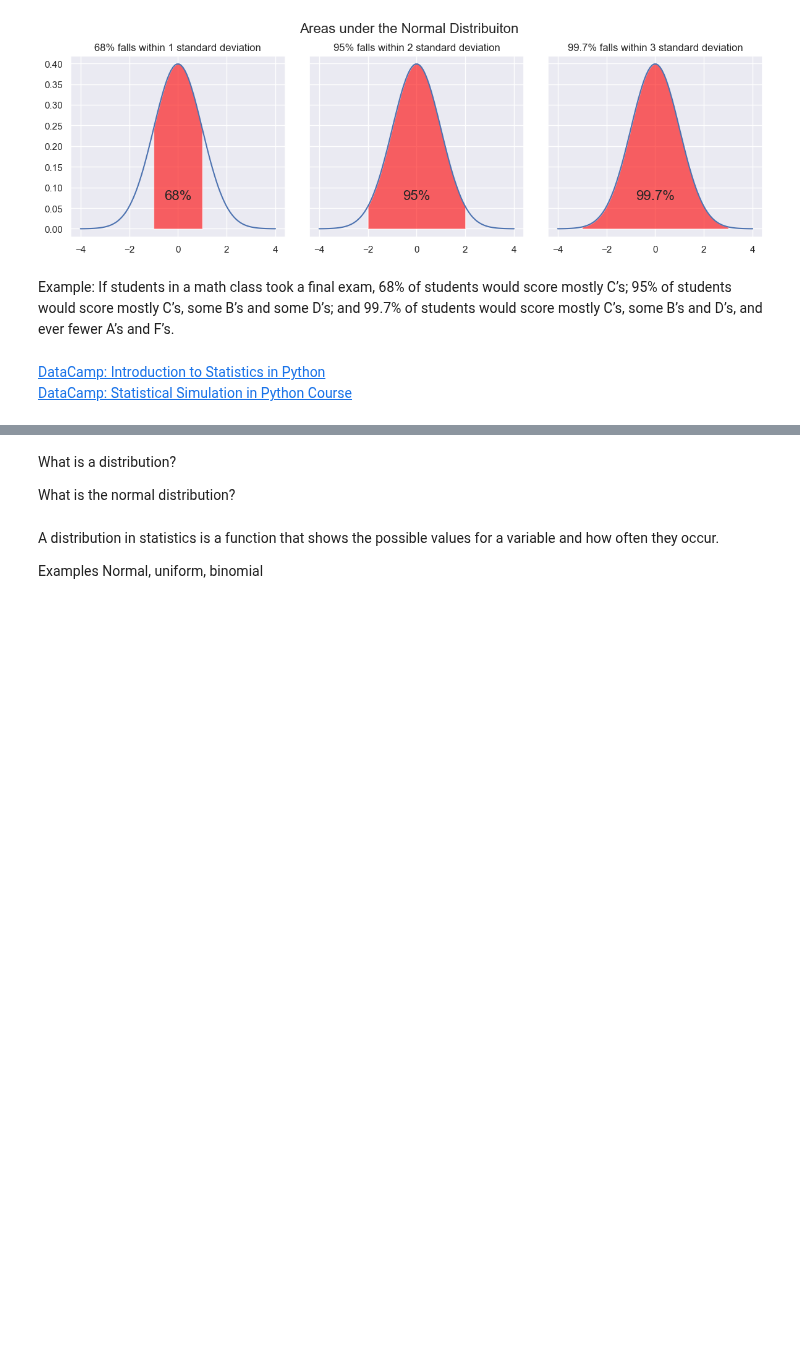
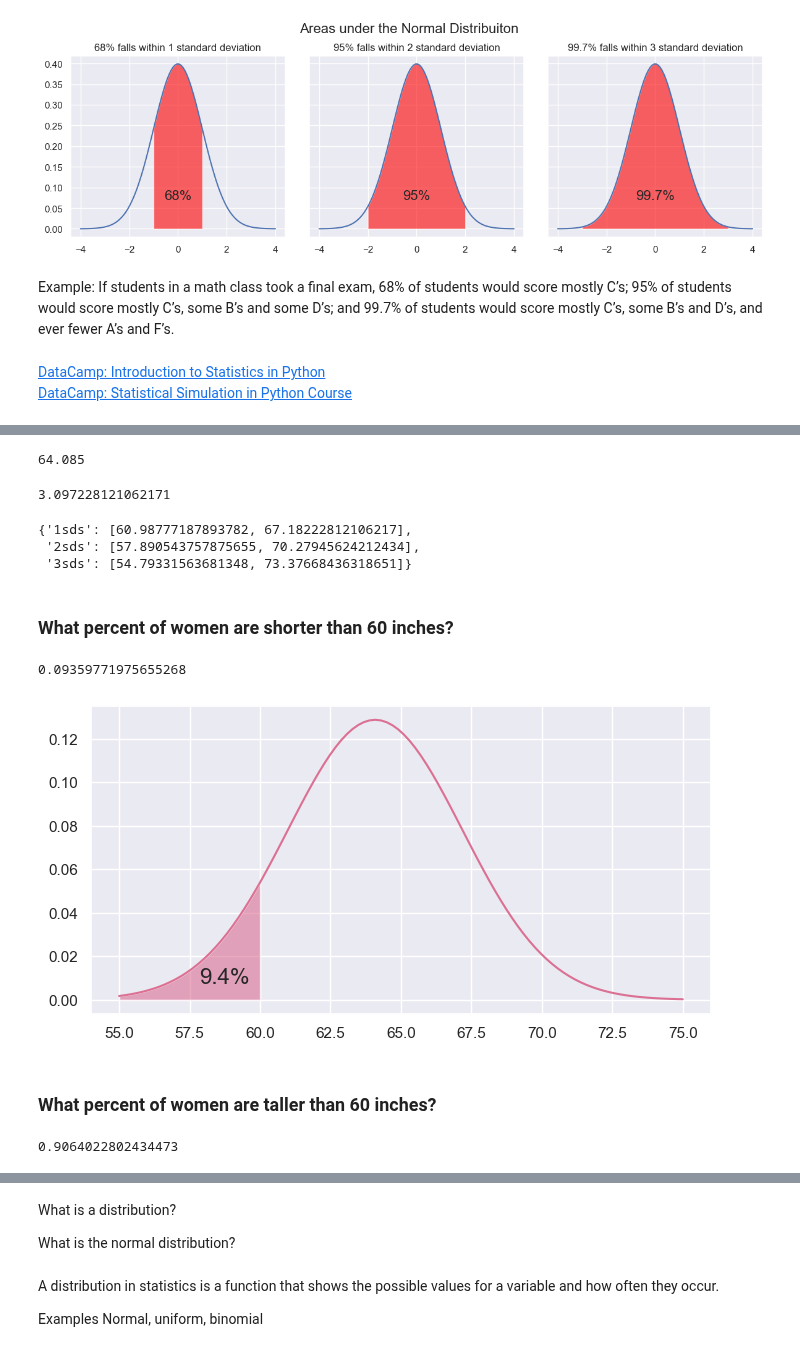
Before and after one commit to ShaneOG2/fund-data-analysis-assessment, a Jupyter notebook: Practicals/Normal Distribution Notebook.ipynb, the cells around one changed output, grey strips where cells are left out. Saved outputs shown, nothing was run; the diff lists cells and outputs as text; code cells hidden in the pictures; blank space fills up the shorter version.

```diff
--- a/Practicals/Normal Distribution Notebook.ipynb
+++ b/Practicals/Normal Distribution Notebook.ipynb
@@ -301,0 +411,42 @@ Example: If students in a math class took a final exam, 68% of students would sc
+# %%
+female_h_mean
+# %% [output]
+64.085
+# %%
+female_h_sd
+# %% [output]
+3.097228121062171
+# %%
+sds
+# %% [output]
+{'1sds': [60.98777187893782, 67.18222812106217],
+ '2sds': [57.890543757875655, 70.27945624212434],
+ '3sds': [54.79331563681348, 73.37668436318651]}
+# %% [markdown]
+### What percent of women are shorter than 60 inches?
+# %%
+below60 = ss.norm.cdf(60.0, female_h_mean, female_h_sd)
+below60
+# %% [output]
+0.09359771975655268
+# %%
+fig, ax = plt.subplots(figsize=(8,4))
+x = np.linspace(55.0, 75.0, 100)
+y = ss.norm.pdf(x, female_h_mean, female_h_sd)
+
+below60x = np.linspace(55.0, 60.0, 100)
+below60y = ss.norm.pdf(below60x, female_h_mean, female_h_sd)
+
+ax.fill_between(below60x, 0, below60y, facecolor="palevioletred", alpha=0.6)
+ax.text(58.75, 0.01, "9.4%", fontsize = "16", horizontalalignment='center', verticalalignment='center')
+
+ax.plot(x, y, color="palevioletred");
+# %% [output]
+[figure, added]
+# %% [markdown]
+### What percent of women are taller than 60 inches?
+# %%
+above60 = 1 - (ss.norm.cdf(60.0, female_h_mean, female_h_sd))
+above60
+# %% [output]
+0.9064022802434473
```
Also changed, not shown: parts of 17 cells of this notebook.
